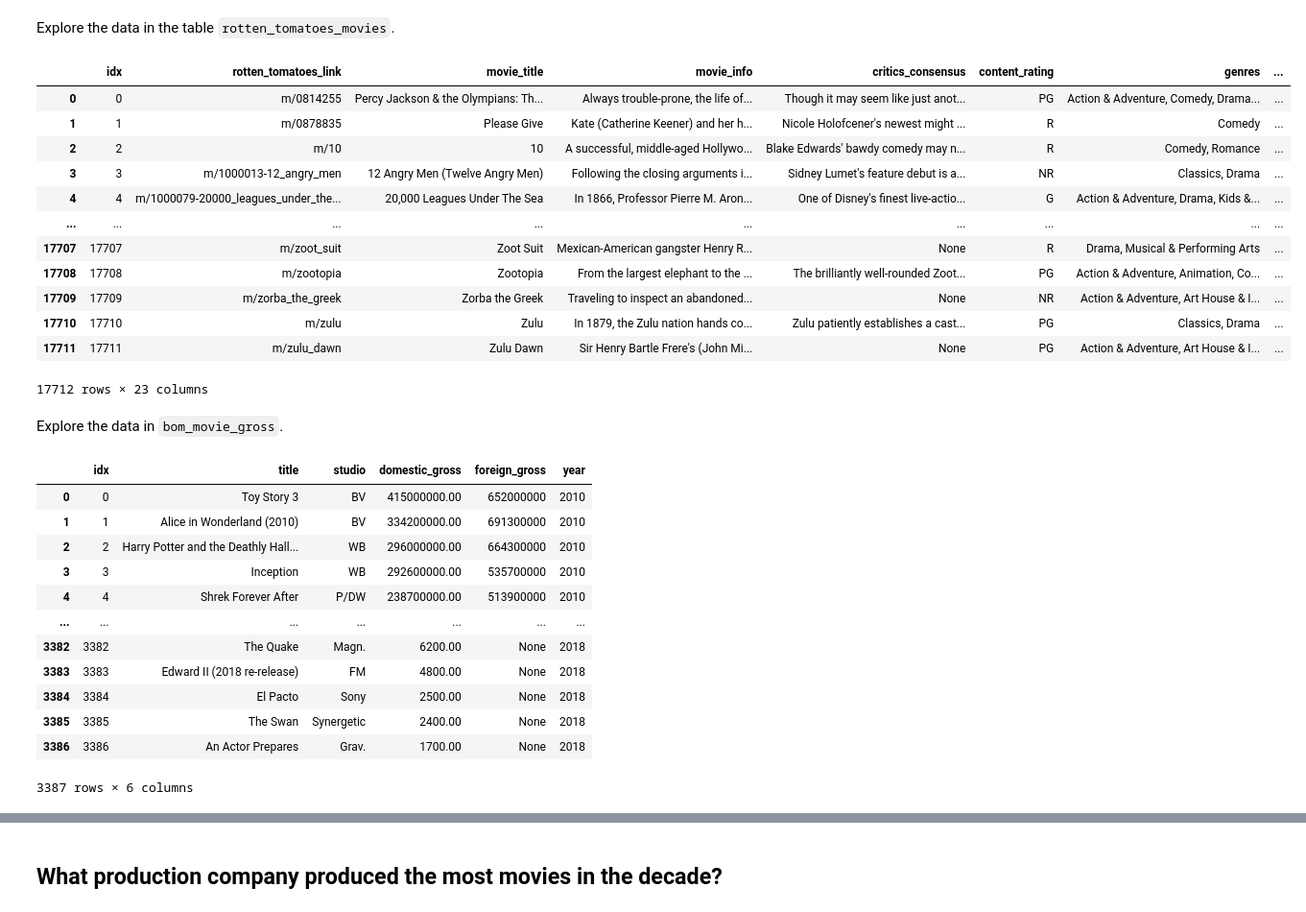
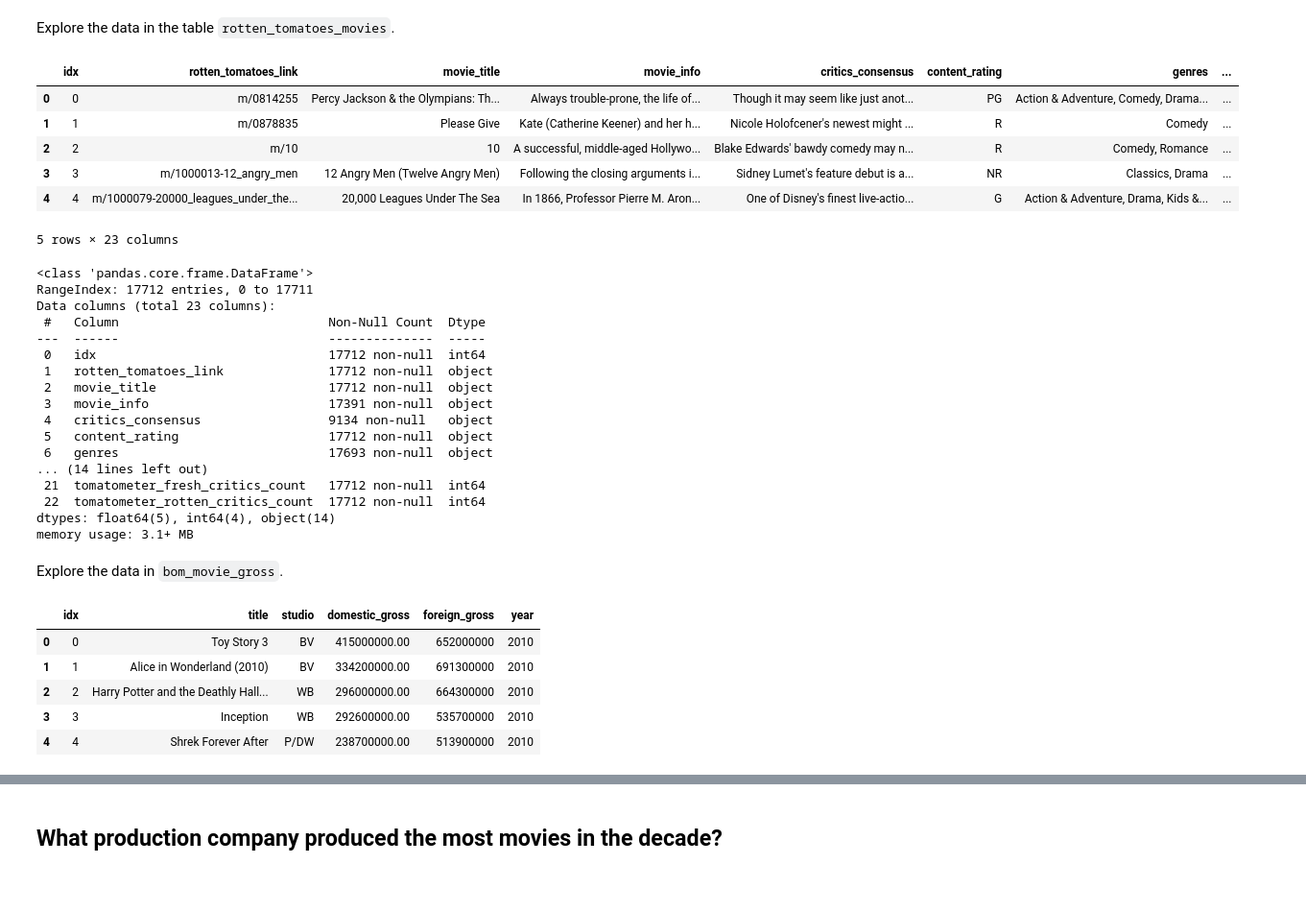
Before and after one commit to edgarbarr1/Microsoft-Insights, a Jupyter notebook: Microsoft Insights.ipynb, the cells around one changed output, grey strips where cells are left out. Shown at 96% size. Cells and saved outputs as stored; diff of their text form; code cells hidden in the pictures; blank space fills up the shorter version.

```diff
--- a/Microsoft Insights.ipynb
+++ b/Microsoft Insights.ipynb
@@ -22,25 +22,39 @@ Explore the data in the table `rotten_tomatoes_movies`.
 # %%
 conn = sqlite3.connect('data/movies.db')
 cur = conn.cursor()
 cur.execute("""SELECT * FROM rotten_tomatoes_movies""")
 
 rottenTomatoesMovies = pd.DataFrame(cur.fetchall())
 rottenTomatoesMovies.columns = [x[0] for x in cur.description]
-rottenTomatoesMovies
+rottenTomatoesMovies.head()
 # %% [output]
 |  | idx | rotten_tomatoes_link | movie_title | movie_info | critics_consensus | content_rating | genres | ... |
 | 0 | 0 | m/0814255 | Percy Jackson & the Olympians: Th... | Always trouble-prone, the life of... | Though it may seem like just anot... | PG | Action & Adventure, Comedy, Drama... | ... |
 | 1 | 1 | m/0878835 | Please Give | Kate (Catherine Keener) and her h... | Nicole Holofcener's newest might ... | R | Comedy | ... |
 | 2 | 2 | m/10 | 10 | A successful, middle-aged Hollywo... | Blake Edwards' bawdy comedy may n... | R | Comedy, Romance | ... |
 | 3 | 3 | m/1000013-12_angry_men | 12 Angry Men (Twelve Angry Men) | Following the closing arguments i... | Sidney Lumet's feature debut is a... | NR | Classics, Drama | ... |
 | 4 | 4 | m/1000079-20000_leagues_under_the... | 20,000 Leagues Under The Sea | In 1866, Professor Pierre M. Aron... | One of Disney's finest live-actio... | G | Action & Adventure, Drama, Kids &... | ... |
-| ... | ... | ... | ... | ... | ... | ... | ... | ... |
-| 17707 | 17707 | m/zoot_suit | Zoot Suit | Mexican-American gangster Henry R... | None | R | Drama, Musical & Performing Arts | ... |
-| 17708 | 17708 | m/zootopia | Zootopia | From the largest elephant to the ... | The brilliantly well-rounded Zoot... | PG | Action & Adventure, Animation, Co... | ... |
-| 17709 | 17709 | m/zorba_the_greek | Zorba the Greek | Traveling to inspect an abandoned... | None | NR | Action & Adventure, Art House & I... | ... |
-| 17710 | 17710 | m/zulu | Zulu | In 1879, the Zulu nation hands co... | Zulu patiently establishes a cast... | PG | Classics, Drama | ... |
-| 17711 | 17711 | m/zulu_dawn | Zulu Dawn | Sir Henry Bartle Frere's (John Mi... | None | PG | Action & Adventure, Art House & I... | ... |
-17712 rows × 23 columns
+5 rows × 23 columns
+# %%
+rottenTomatoesMovies.info()
+# %% [output]
+<class 'pandas.core.frame.DataFrame'>
+RangeIndex: 17712 entries, 0 to 17711
+Data columns (total 23 columns):
+ #   Column                            Non-Null Count  Dtype
+---  ------                            --------------  -----
+ 0   idx                               17712 non-null  int64
+ 1   rotten_tomatoes_link              17712 non-null  object
+ 2   movie_title                       17712 non-null  object
+ 3   movie_info                        17391 non-null  object
+ 4   critics_consensus                 9134 non-null   object
+ 5   content_rating                    17712 non-null  object
+ 6   genres                            17693 non-null  object
+... (14 lines left out)
+ 21  tomatometer_fresh_critics_count   17712 non-null  int64
+ 22  tomatometer_rotten_critics_count  17712 non-null  int64
+dtypes: float64(5), int64(4), object(14)
+memory usage: 3.1+ MB
 # %% [markdown]
 Explore the data in `bom_movie_gross`.
 # %%
@@ -48,7 +62,7 @@ cur.execute("""SELECT * FROM bom_movie_gross""")
 
 df = pd.DataFrame(cur.fetchall())
 df.columns = [x[0] for x in cur.description]
-df
+df.head()
 # %% [output]
 |  | idx | title | studio | domestic_gross | foreign_gross | year |
 | 0 | 0 | Toy Story 3 | BV | 415000000.00 | 652000000 | 2010 |
@@ -56,10 +70,3 @@ df
 | 2 | 2 | Harry Potter and the Deathly Hall... | WB | 296000000.00 | 664300000 | 2010 |
 | 3 | 3 | Inception | WB | 292600000.00 | 535700000 | 2010 |
 | 4 | 4 | Shrek Forever After | P/DW | 238700000.00 | 513900000 | 2010 |
-| ... | ... | ... | ... | ... | ... | ... |
-| 3382 | 3382 | The Quake | Magn. | 6200.00 | None | 2018 |
-| 3383 | 3383 | Edward II (2018 re-release) | FM | 4800.00 | None | 2018 |
-| 3384 | 3384 | El Pacto | Sony | 2500.00 | None | 2018 |
-| 3385 | 3385 | The Swan | Synergetic | 2400.00 | None | 2018 |
-| 3386 | 3386 | An Actor Prepares | Grav. | 1700.00 | None | 2018 |
-3387 rows × 6 columns
```
Also changed, not shown: parts of 9 cells of this notebook, 13 other files.
